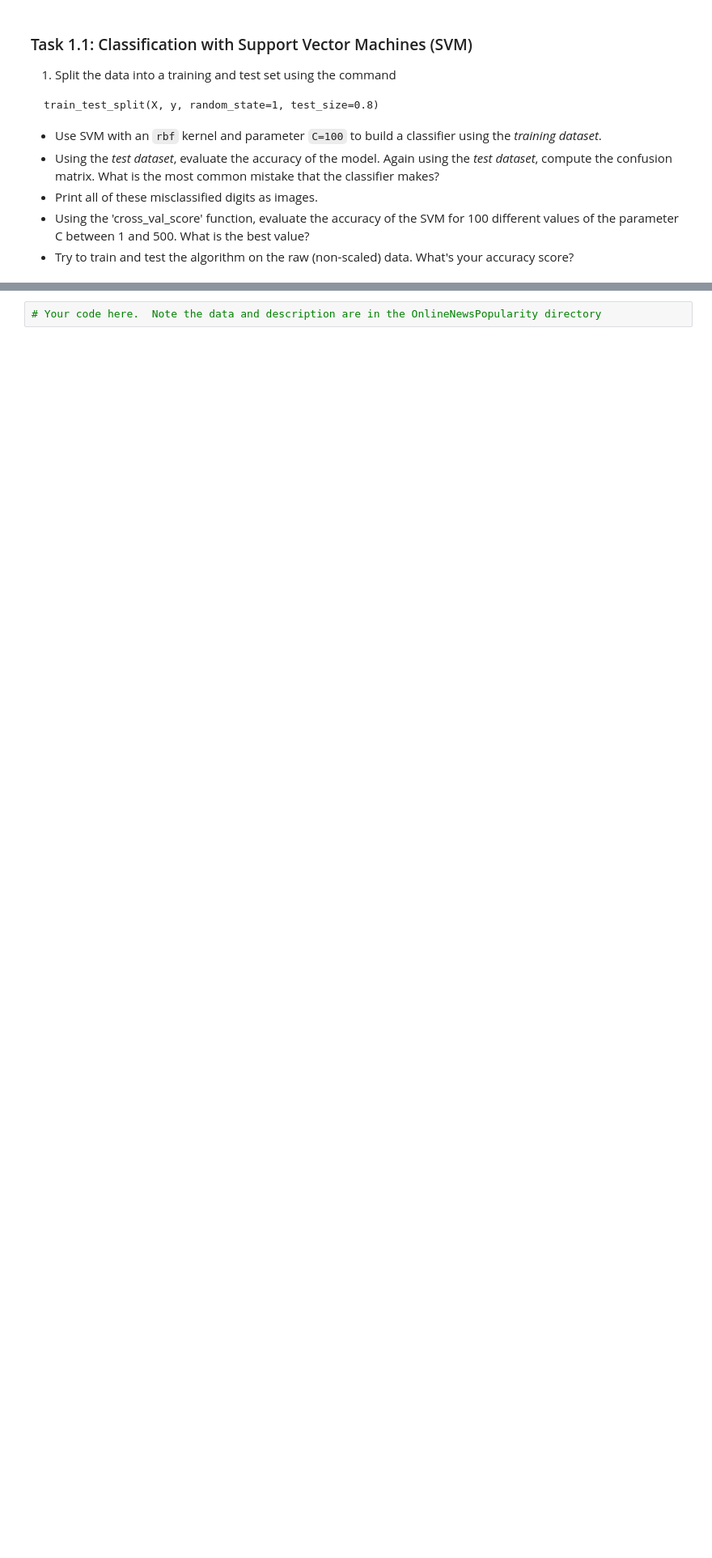
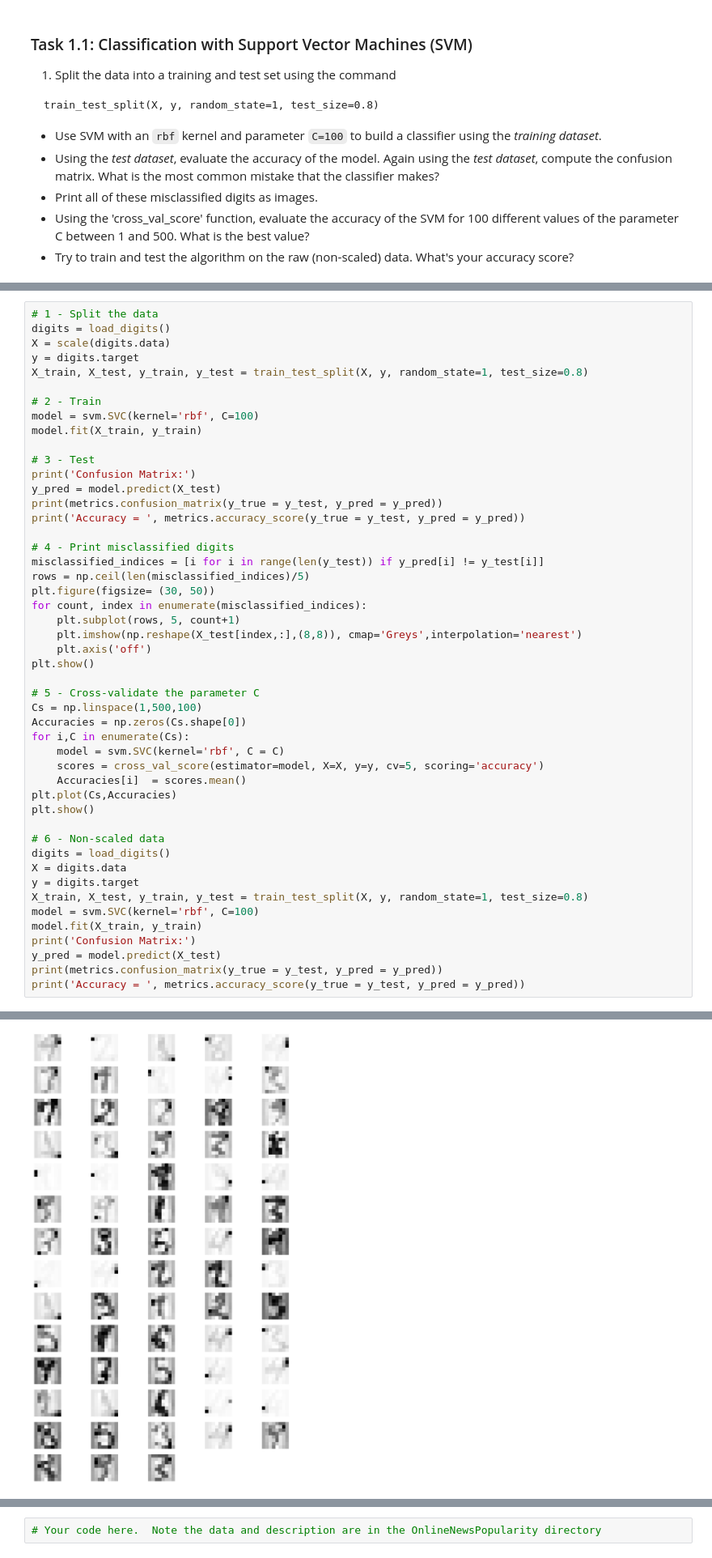
Before and after one commit to jspitkin/cs6017_hw, a Jupyter notebook: hw5/homework5.ipynb, the cells around one changed output, grey strips where cells are left out. Shown at 81% size. Drawn from its saved outputs; the diff is of its cells as text; blank space fills up the shorter version.

```diff
--- a/hw5/homework5.ipynb
+++ b/hw5/homework5.ipynb
@@ -111,0 +108,49 @@ train_test_split(X, y, random_state=1, test_size=0.8)
+# %%
+# 1 - Split the data
+digits = load_digits()
+X = scale(digits.data)
+y = digits.target
+X_train, X_test, y_train, y_test = train_test_split(X, y, random_state=1, test_size=0.8)
+
+# 2 - Train
+model = svm.SVC(kernel='rbf', C=100)
+model.fit(X_train, y_train)
+
+# 3 - Test
+print('Confusion Matrix:')
+y_pred = model.predict(X_test)
+print(metrics.confusion_matrix(y_true = y_test, y_pred = y_pred))
+print('Accuracy = ', metrics.accuracy_score(y_true = y_test, y_pred = y_pred))
+
+# 4 - Print misclassified digits
+misclassified_indices = [i for i in range(len(y_test)) if y_pred[i] != y_test[i]]
+rows = np.ceil(len(misclassified_indices)/5)
+plt.figure(figsize= (30, 50))
+for count, index in enumerate(misclassified_indices):
+    plt.subplot(rows, 5, count+1)
+    plt.imshow(np.reshape(X_test[index,:],(8,8)), cmap='Greys',interpolation='nearest')
+    plt.axis('off')
+plt.show()
+
+# 5 - Cross-validate the parameter C
+Cs = np.linspace(1,500,100)
+Accuracies = np.zeros(Cs.shape[0])
+for i,C in enumerate(Cs):
+    model = svm.SVC(kernel='rbf', C = C)
+    scores = cross_val_score(estimator=model, X=X, y=y, cv=5, scoring='accuracy')
+    Accuracies[i]  = scores.mean()
+plt.plot(Cs,Accuracies)
+plt.show()
+
+# 6 - Non-scaled data
+digits = load_digits()
+X = digits.data
+y = digits.target
+X_train, X_test, y_train, y_test = train_test_split(X, y, random_state=1, test_size=0.8)
+model = svm.SVC(kernel='rbf', C=100)
+model.fit(X_train, y_train)
+print('Confusion Matrix:')
+y_pred = model.predict(X_test)
+print(metrics.confusion_matrix(y_true = y_test, y_pred = y_pred))
+print('Accuracy = ', metrics.accuracy_score(y_true = y_test, y_pred = y_pred))
+# %% [output]
@@ -111,0 +169 @@ train_test_split(X, y, random_state=1, test_size=0.8)
+[figure, added]
```
Also changed, not shown: parts of 6 cells of this notebook.
